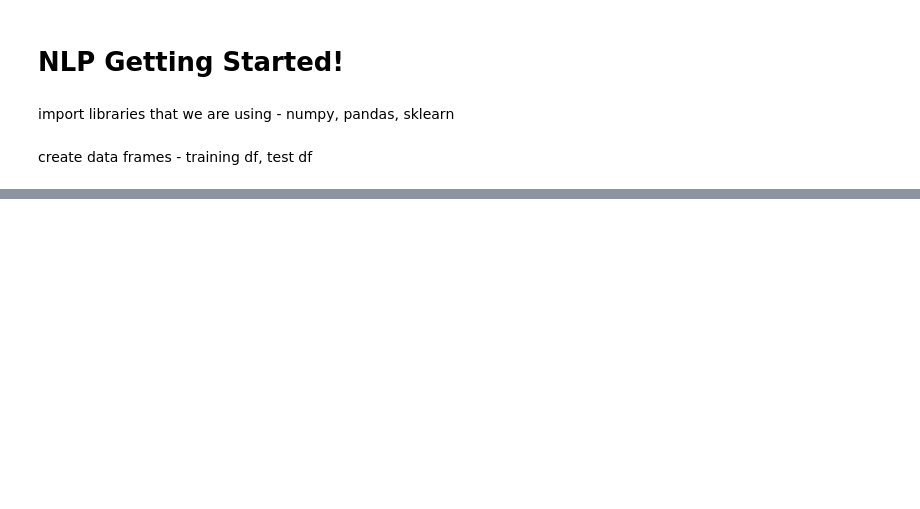
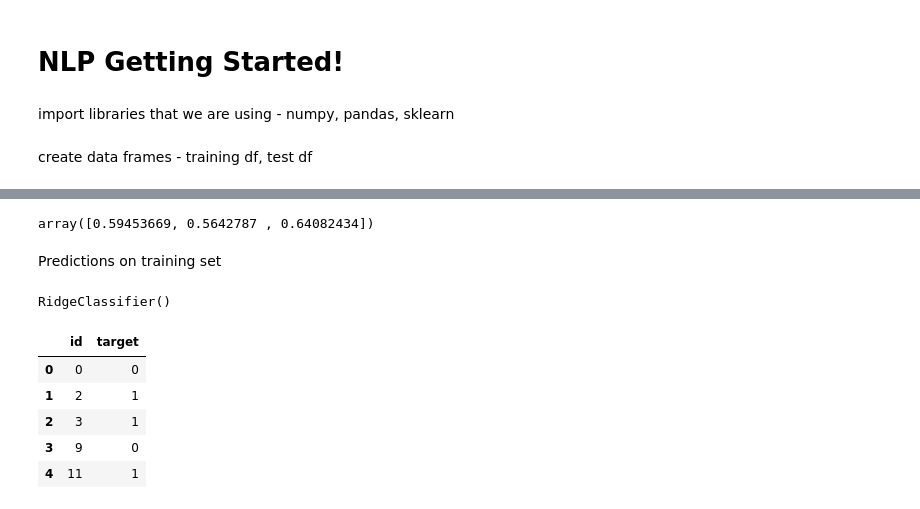
Before and after one commit to diatsa/disaster_tweets, a Jupyter notebook: nlptutorial.ipynb, the cells around one changed output, grey strips where cells are left out. Drawn from its saved outputs; the diff is of its cells as text; code cells hidden in the pictures; blank space fills up the shorter version.

```diff
--- a/nlptutorial.ipynb
+++ b/nlptutorial.ipynb
@@ -15,0 +33,3 @@ FileNotFoundError: [Errno 2] No such file or directory: 'upskilldisastertweets/d
+# %%
+train_vectors = count_vectorizer.fit_transform(train_df["text"])
+test_vectors = count_vectorizer.transform(test_df["text"])
@@ -15,0 +38,25 @@ FileNotFoundError: [Errno 2] No such file or directory: 'upskilldisastertweets/d
+# %%
+clf = linear_model.RidgeClassifier()
+# %%
+scores = model_selection.cross_val_score(clf, train_vectors, train_df["target"], cv=3, scoring="f1")
+scores
+# %% [output]
+array([0.59453669, 0.5642787 , 0.64082434])
+# %% [markdown]
+Predictions on training set
+# %%
+clf.fit(train_vectors, train_df["target"])
+# %% [output]
+RidgeClassifier()
+# %%
+sample_submission = pd.read_csv(r"data/sample_submission.csv")
+sample_submission["target"] = clf.predict(test_vectors)
+# %%
+sample_submission.head()
+# %% [output]
+|  | id | target |
+| 0 | 0 | 0 |
+| 1 | 2 | 1 |
+| 2 | 3 | 1 |
+| 3 | 9 | 0 |
+| 4 | 11 | 1 |
```
Also changed, not shown: parts of 7 cells of this notebook, 1 other file.
